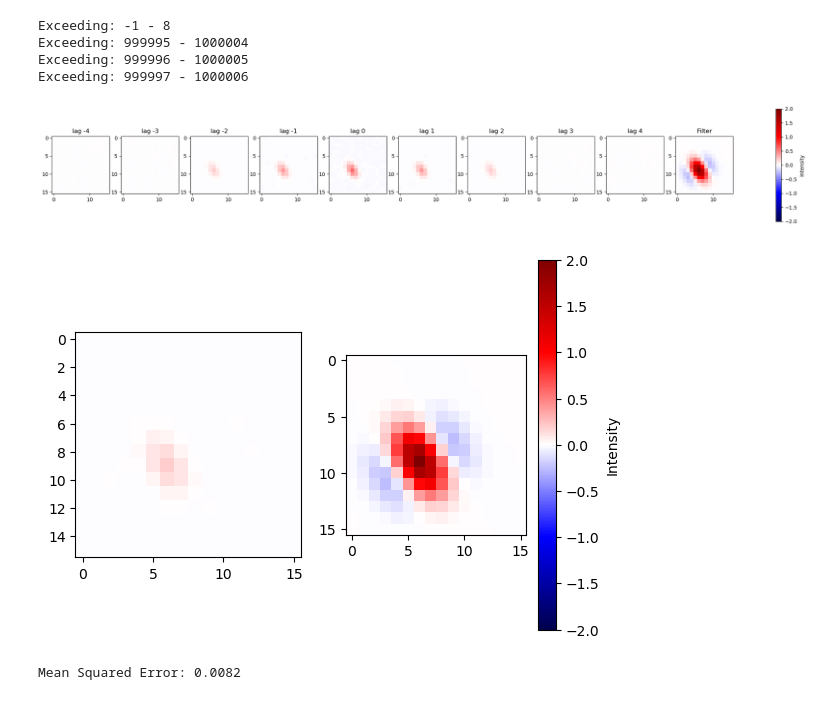
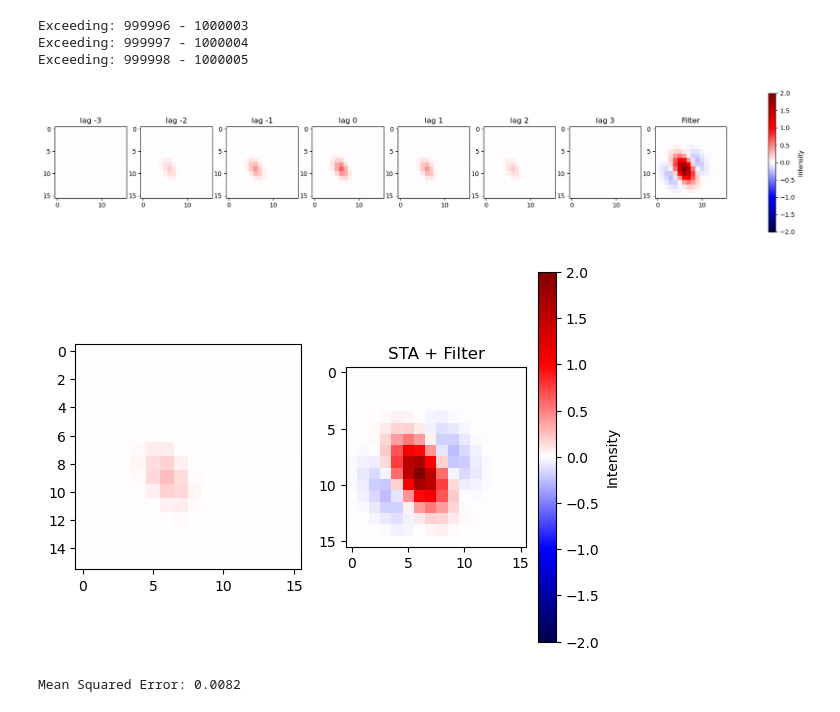
Before and after one commit to fschwar4/sta_analysis, a Jupyter notebook: sta.ipynb, the cells around one changed output. Cells and saved outputs as stored; diff of their text form; code cells hidden in the pictures.

```diff
--- a/sta.ipynb
+++ b/sta.ipynb
@@ -75,11 +68,14 @@ data_dir = ''
 gauss_spike_train = np.load(os.path.join(data_dir, 'spike_train_gauss_1.npy'))
 gauss_stimulus = np.load(os.path.join(data_dir, 'stimulus_gauss_1.npy'))
 gauss_filter = np.load(os.path.join(data_dir, f'filter_gauss_1.npy'))
+gauss_stimulus = gauss_stimulus.transpose((1,2,0))
 
 gabor_spike_train = np.load(os.path.join(data_dir, 'spike_train_gabor_1.npy'))
 gabor_stimulus = np.load(os.path.join(data_dir, 'stimulus_gabor_1.npy'))
 gabor_filter = np.load(os.path.join(data_dir, f'filter_gabor_1.npy'))
+gabor_stimulus = gabor_stimulus.transpose((1,2,0))
 
 ricker_spike_train = np.load(os.path.join(data_dir, 'spike_train_ricker_1.npy'))
 ricker_stimulus = np.load(os.path.join(data_dir, 'stimulus_ricker_1.npy'))
 ricker_filter = np.load(os.path.join(data_dir, f'filter_ricker_1.npy'))
+ricker_stimulus = ricker_stimulus.transpose((1,2,0))
@@ -119,22 +99,14 @@ plt.show()
 # %%
-gabor_sta = calc_simple_sta(gabor_stimulus, gabor_spike_train, start, end)
-plot_simple_sta(gabor_sta, gabor_filter, start, end)
-
-gabor_sta = gabor_sta.mean(axis = 0)
-fig, axs = plt.subplots(1, 2)
-axs[0].imshow(gabor_sta, vmin = -2, vmax = 2, cmap = "seismic")
-a = axs[1].imshow(gabor_filter, vmin = -2, vmax = 2, cmap = "seismic")
-
-plt.colorbar(a, label="Intensity")
-plt.title(f'')
-plt.show()
+gabor = SpikeAnalysis(gabor_stimulus, gabor_spike_train, gabor_filter)
+gabor.sta()
+plot_simple_sta_lags(gabor.sta, gabor.filter, gabor.start, gabor.end)
+plot_avg_sta_with_filter(gabor.sta, gabor.filter)
 # %% [output]
-Exceeding: -1 - 8
-Exceeding: 999995 - 1000004
-Exceeding: 999996 - 1000005
-Exceeding: 999997 - 1000006
+Exceeding: 999996 - 1000003
+Exceeding: 999997 - 1000004
+Exceeding: 999998 - 1000005
-[figure, old version]
+[figure, new version]
-[figure, old version]
+[figure, new version]
 # %%
 mse = np.mean((gauss_sta - gauss_filter)**2)
 print(f"Mean Squared Error: {mse:.4f}")
```
Also changed, not shown: parts of 6 cells of this notebook, 3 other files.
